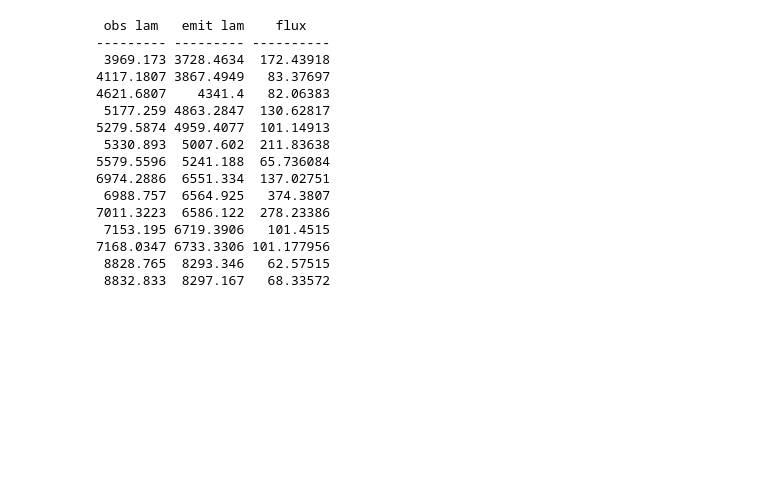
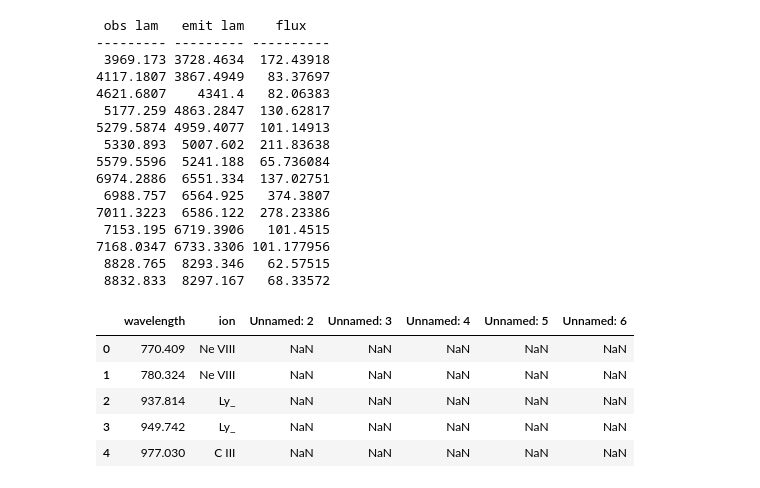
Before and after one commit to daisybissonette/spectroSLEUTH, a Jupyter notebook: testing.ipynb, the cells around one changed output. Cells and saved outputs as stored; diff of their text form; code cells hidden in the pictures; blank space fills up the shorter version.

```diff
--- a/testing.ipynb
+++ b/testing.ipynb
@@ -287,2 +285,12 @@ defined_lines = pd.read_csv('optical_lines.csv')
+# %%
+import pandas as pd
+defined_lines = pd.read_csv('defined_optical_lines.csv')
 # %%
-defined_lines.
+defined_lines.head()
+# %% [output]
+|  | wavelength | ion | Unnamed: 2 | Unnamed: 3 | Unnamed: 4 | Unnamed: 5 | Unnamed: 6 |
+| 0 | 770.409 | Ne VIII | NaN | NaN | NaN | NaN | NaN |
+| 1 | 780.324 | Ne VIII | NaN | NaN | NaN | NaN | NaN |
+| 2 | 937.814 | Ly_ | NaN | NaN | NaN | NaN | NaN |
+| 3 | 949.742 | Ly_ | NaN | NaN | NaN | NaN | NaN |
+| 4 | 977.030 | C III | NaN | NaN | NaN | NaN | NaN |
```
Also changed, not shown: parts of 2 cells of this notebook, 1 other file.
